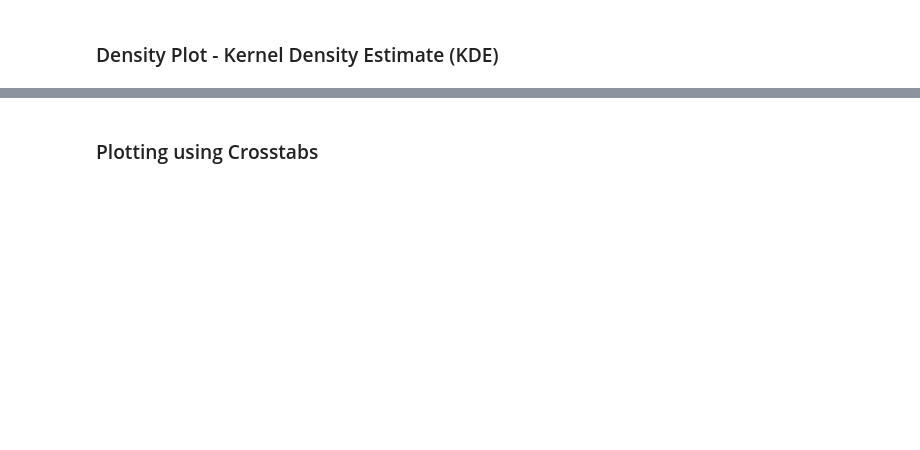
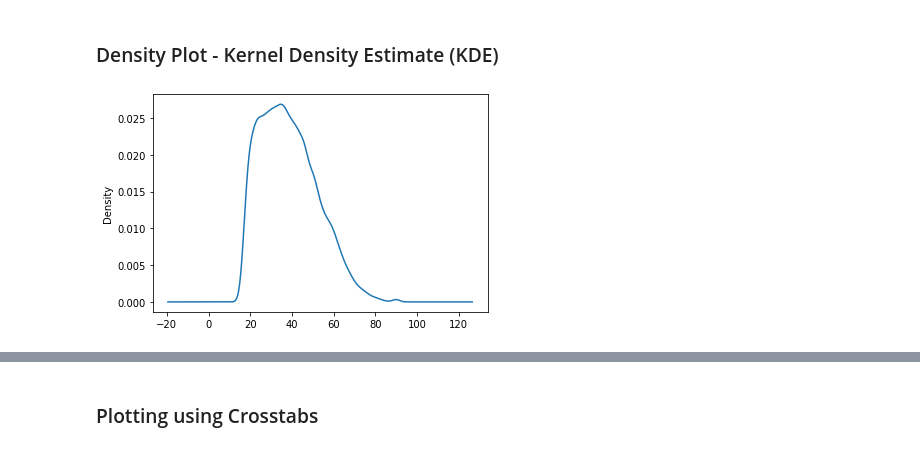
Before and after one commit to CJRicciardi/DS-Unit-1-Sprint-1-Data-Wrangling-and-Storytelling, a Jupyter notebook: module1-exploratory-data-analysis/LS_DS_111_Exploratory_Data_Analysis.ipynb, the cells around one changed output, grey strips where cells are left out. Cells and saved outputs as stored; diff of their text form; code cells hidden in the pictures; blank space fills up the shorter version.

```diff
--- a/module1-exploratory-data-analysis/LS_DS_111_Exploratory_Data_Analysis.ipynb
+++ b/module1-exploratory-data-analysis/LS_DS_111_Exploratory_Data_Analysis.ipynb
@@ -238,2 +553,6 @@ Why might it be important for us to be able to visualize how our data is distrib
 # %% [markdown]
 ### Density Plot - Kernel Density Estimate (KDE)
+# %%
+df['age'].plot.density();
+# %% [output]
+[figure, added]
```
Also changed, not shown: parts of 34 cells of this notebook, 13 other files.
